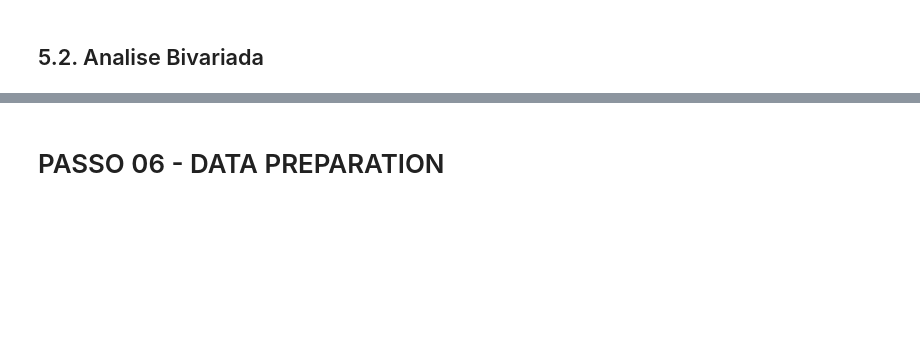
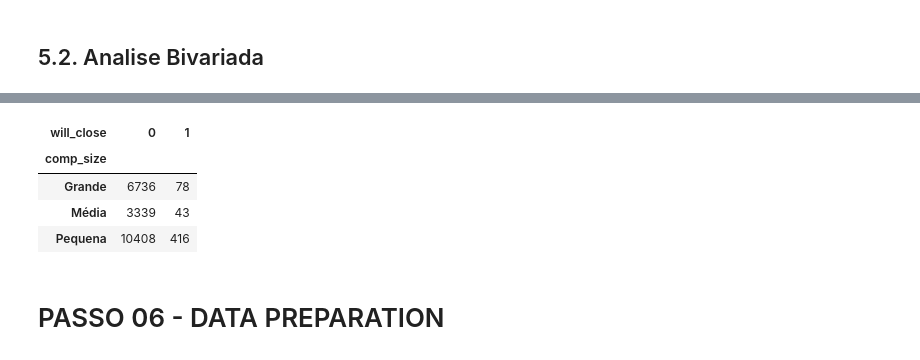
Before and after one commit to adambry/Atividade_Integradora_1T, a Jupyter notebook: PI_Main.ipynb, the cells around one changed output, grey strips where cells are left out. Saved outputs shown, nothing was run; the diff lists cells and outputs as text; code cells hidden in the pictures; blank space fills up the shorter version.

```diff
--- a/PI_Main.ipynb
+++ b/PI_Main.ipynb
@@ -592,3 +606,12 @@ plt.show()
+# %%
+# tabela mostrando quantidade de empresas fechadas por comp_size:
+pd.crosstab(df['comp_size'], df['will_close'])
+# %% [output]
+| will_close | 0 | 1 |
+| comp_size |  |  |
+| Grande | 6736 | 78 |
+| Média | 3339 | 43 |
+| Pequena | 10408 | 416 |
 # %% [markdown]
 # PASSO 06 - DATA PREPARATION
 # %%
```
Also changed, not shown: parts of 22 cells of this notebook.
